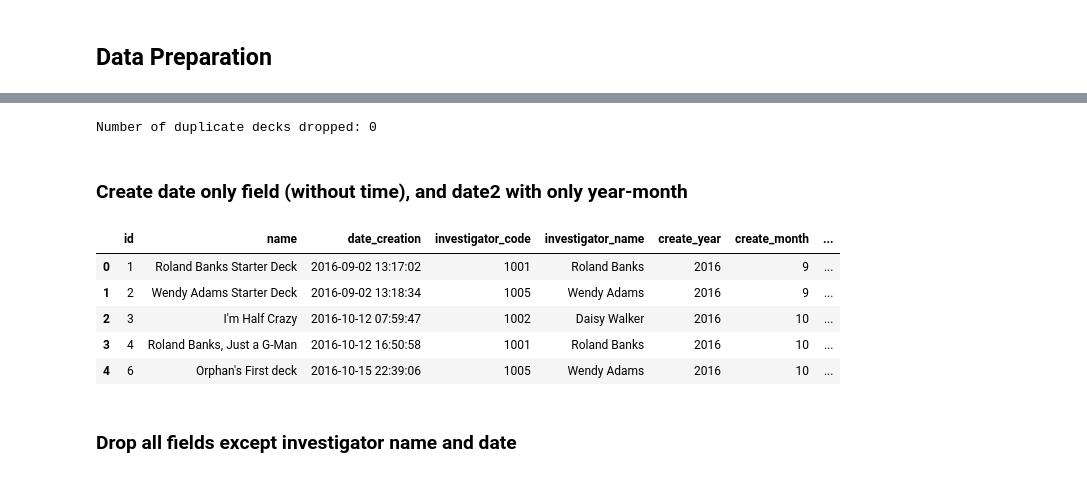
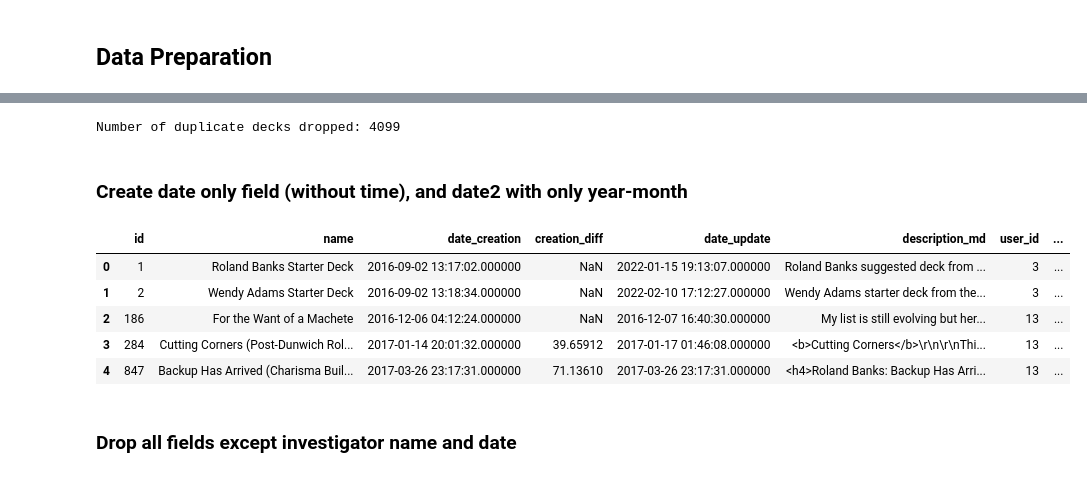
Before and after one commit to SSimon16/arkham-deck_popularity, a Jupyter notebook: investigator_racing_bar.ipynb, the cells around one changed output, grey strips where cells are left out. Saved outputs shown, nothing was run; the diff lists cells and outputs as text; code cells hidden in the pictures.

Commit message:
cleaned duplicates

```diff
--- a/investigator_racing_bar.ipynb
+++ b/investigator_racing_bar.ipynb
@@ -57,0 +133,7 @@ df_temp.shape
+# %%
+# Drop decks with same user & inv., where version > 1 and within 25 days
+drop4 = drop3[(~((drop3.duplicated(subset=['user_id', 'investigator_code'], # decks w/ same user and inv
+                                   keep='first')) &         # Keep only 1 of each group of duplicate decks
+                 (drop3.version > 1) &
+                 (drop3.creation_diff <= 25))
+              )]
@@ -58,22 +144,24 @@ df_temp.shape
 # %%
-print(f"Number of duplicate decks dropped: {df.shape[0] - df_temp.shape[0]}")
+print(f"Number of duplicate decks dropped: {df.shape[0] - drop4.shape[0]}")
 # %% [output]
-Number of duplicate decks dropped: 0
+Number of duplicate decks dropped: 4099
+# %%
+df_clean = drop4.copy()
 # %% [markdown]
 ### Create date only field (without time), and date2 with only year-month
 # %%
-df_temp['date'] = pd.to_datetime(df_temp['date_creation']).dt.date
+df_clean['date'] = pd.to_datetime(df_clean['date_creation']).dt.date
 # %%
-df_temp['date2'] = pd.to_datetime(df_temp['date_creation']).dt.date.apply(lambda x: x.strftime('%Y-%m'))
+df_clean['date2'] = pd.to_datetime(df_clean['date_creation']).dt.date.apply(lambda x: x.strftime('%Y-%m'))
 # %%
-df_temp.head()
+df_clean.head()
 # %% [output]
-|  | id | name | date_creation | investigator_code | investigator_name | create_year | create_month | ... |
-| 0 | 1 | Roland Banks Starter Deck | 2016-09-02 13:17:02 | 1001 | Roland Banks | 2016 | 9 | ... |
-| 1 | 2 | Wendy Adams Starter Deck | 2016-09-02 13:18:34 | 1005 | Wendy Adams | 2016 | 9 | ... |
-| 2 | 3 | I'm Half Crazy | 2016-10-12 07:59:47 | 1002 | Daisy Walker | 2016 | 10 | ... |
-| 3 | 4 | Roland Banks, Just a G-Man | 2016-10-12 16:50:58 | 1001 | Roland Banks | 2016 | 10 | ... |
-| 4 | 6 | Orphan's First deck | 2016-10-15 22:39:06 | 1005 | Wendy Adams | 2016 | 10 | ... |
+|  | id | name | date_creation | creation_diff | date_update | description_md | user_id | ... |
+| 0 | 1 | Roland Banks Starter Deck | 2016-09-02 13:17:02.000000 | NaN | 2022-01-15 19:13:07.000000 | Roland Banks suggested deck from ... | 3 | ... |
+| 1 | 2 | Wendy Adams Starter Deck | 2016-09-02 13:18:34.000000 | NaN | 2022-02-10 17:12:27.000000 | Wendy Adams starter deck from the... | 3 | ... |
+| 2 | 186 | For the Want of a Machete | 2016-12-06 04:12:24.000000 | NaN | 2016-12-07 16:40:30.000000 | My list is still evolving but her... | 13 | ... |
+| 3 | 284 | Cutting Corners (Post-Dunwich Rol... | 2017-01-14 20:01:32.000000 | 39.65912 | 2017-01-17 01:46:08.000000 | <b>Cutting Corners</b>\r\n\r\nThi... | 13 | ... |
+| 4 | 847 | Backup Has Arrived (Charisma Buil... | 2017-03-26 23:17:31.000000 | 71.13610 | 2017-03-26 23:17:31.000000 | <h4>Roland Banks: Backup Has Arri... | 13 | ... |
 # %% [markdown]
 ### Drop all fields except investigator name and date
 # %%
```
Also changed, not shown: parts of 32 cells of this notebook, 5 other files.
